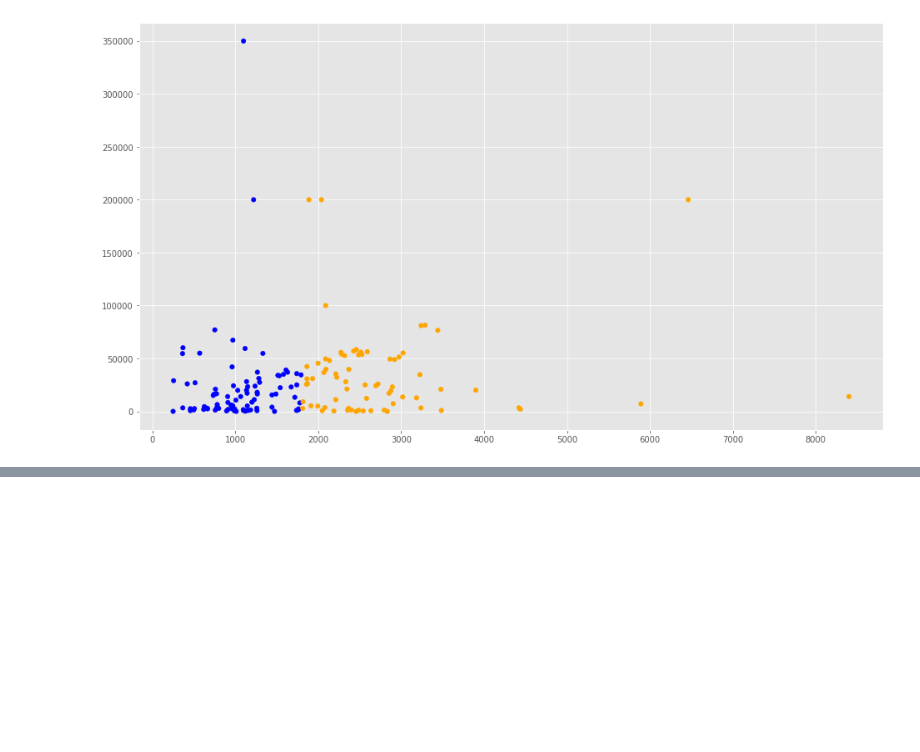
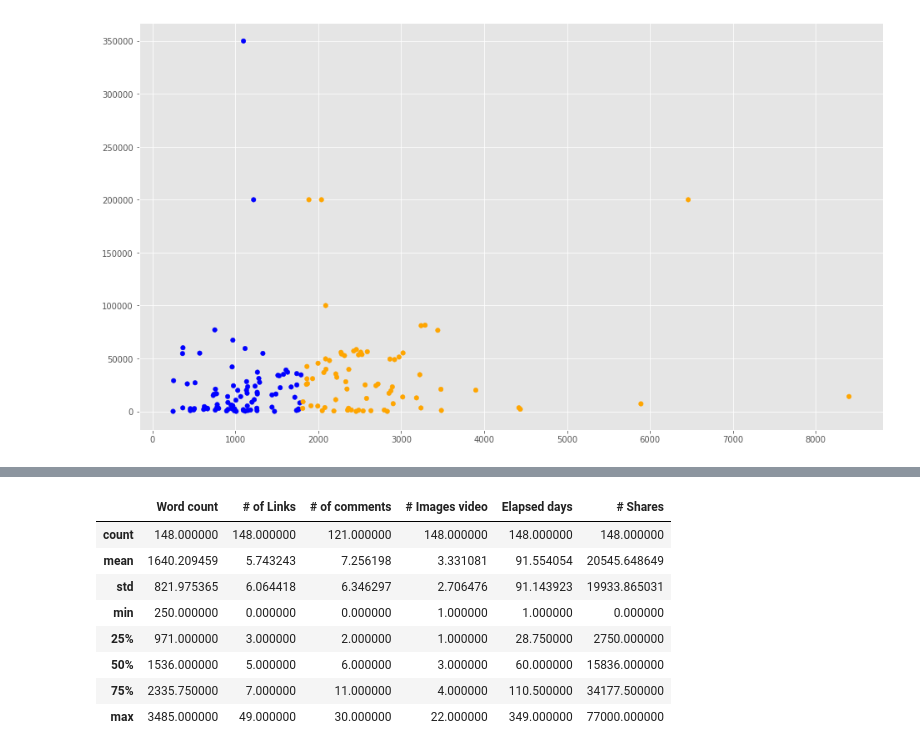
Before and after one commit to Ivan19Trujillo/IA-CLASE-L5, a Jupyter notebook: ArticuloR.ipynb, the cells around one changed output, grey strips where cells are left out. Saved outputs shown, nothing was run; the diff lists cells and outputs as text; code cells hidden in the pictures; blank space fills up the shorter version.

```diff
--- a/ArticuloR.ipynb
+++ b/ArticuloR.ipynb
@@ -95,0 +117,13 @@ plt.show()
+# %%
+# Se revisan los cambios de valores una vez filtrados
+filtered_data.describe()
+# %% [output]
+|  | Word count | # of Links | # of comments | # Images video | Elapsed days | # Shares |
+| count | 148.000000 | 148.000000 | 121.000000 | 148.000000 | 148.000000 | 148.000000 |
+| mean | 1640.209459 | 5.743243 | 7.256198 | 3.331081 | 91.554054 | 20545.648649 |
+| std | 821.975365 | 6.064418 | 6.346297 | 2.706476 | 91.143923 | 19933.865031 |
+| min | 250.000000 | 0.000000 | 0.000000 | 1.000000 | 1.000000 | 0.000000 |
+| 25% | 971.000000 | 3.000000 | 2.000000 | 1.000000 | 28.750000 | 2750.000000 |
+| 50% | 1536.000000 | 5.000000 | 6.000000 | 3.000000 | 60.000000 | 15836.000000 |
+| 75% | 2335.750000 | 7.000000 | 11.000000 | 4.000000 | 110.500000 | 34177.500000 |
+| max | 3485.000000 | 49.000000 | 30.000000 | 22.000000 | 349.000000 | 77000.000000 |
```
Also changed, not shown: parts of 10 cells of this notebook.
